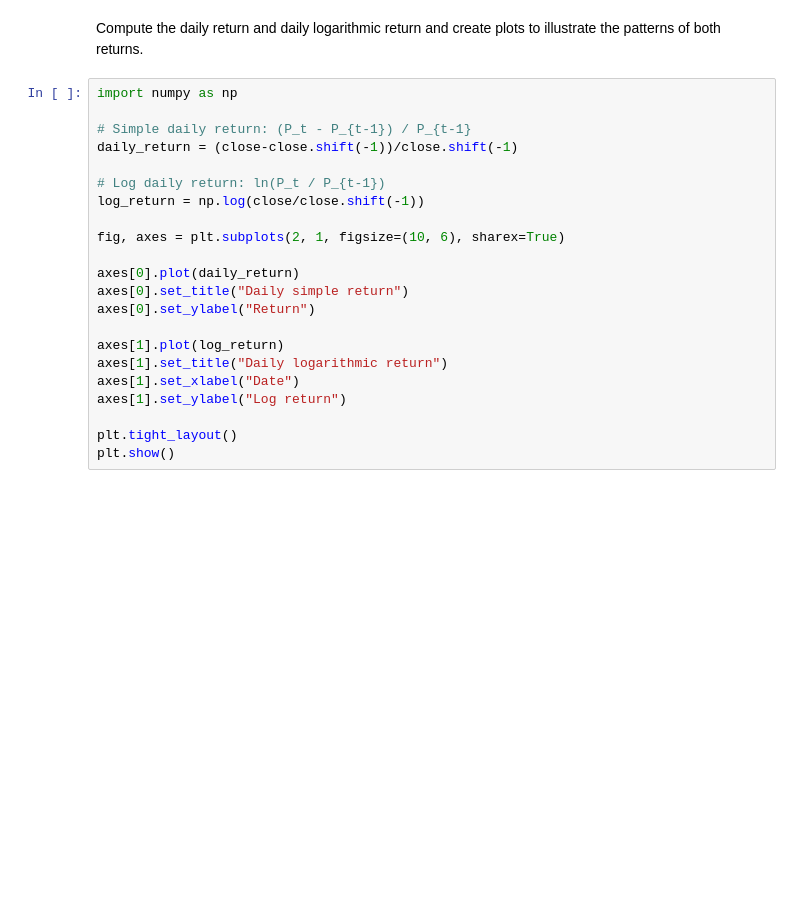
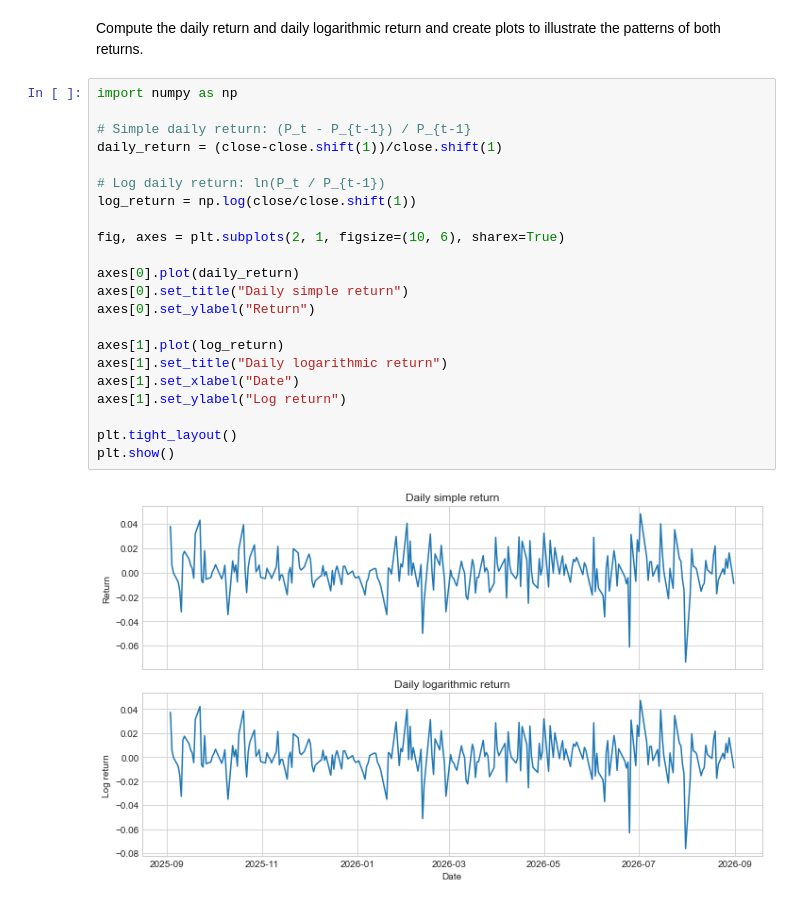
Before and after one commit to d1namite41/OVM_1, a Jupyter notebook: OVM_assignment_1.ipynb, the cells around one changed output. Cells and saved outputs as stored; diff of their text form; blank space fills up the shorter version.

```diff
--- a/OVM_assignment_1.ipynb
+++ b/OVM_assignment_1.ipynb
@@ -23,22 +23,24 @@ Compute the daily return and daily logarithmic return and create plots to illust
 # %%
 import numpy as np
 
 # Simple daily return: (P_t - P_{t-1}) / P_{t-1}
-daily_return = (close-close.shift(-1))/close.shift(-1)
+daily_return = (close-close.shift(1))/close.shift(1)
 
 # Log daily return: ln(P_t / P_{t-1})
-log_return = np.log(close/close.shift(-1))
+log_return = np.log(close/close.shift(1))
 
 fig, axes = plt.subplots(2, 1, figsize=(10, 6), sharex=True)
 
 axes[0].plot(daily_return)
 axes[0].set_title("Daily simple return")
 axes[0].set_ylabel("Return")
 
 axes[1].plot(log_return)
 axes[1].set_title("Daily logarithmic return")
 axes[1].set_xlabel("Date")
 axes[1].set_ylabel("Log return")
 
 plt.tight_layout()
 plt.show()
+# %% [output]
+[figure, added]
```
Also changed, not shown: parts of 4 cells of this notebook.
